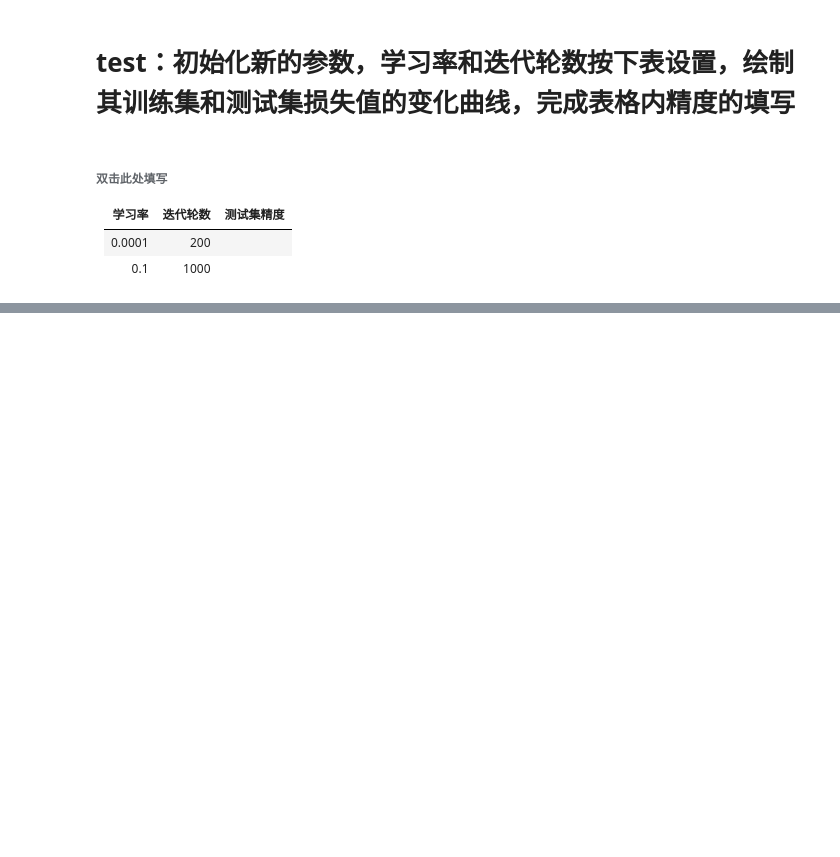
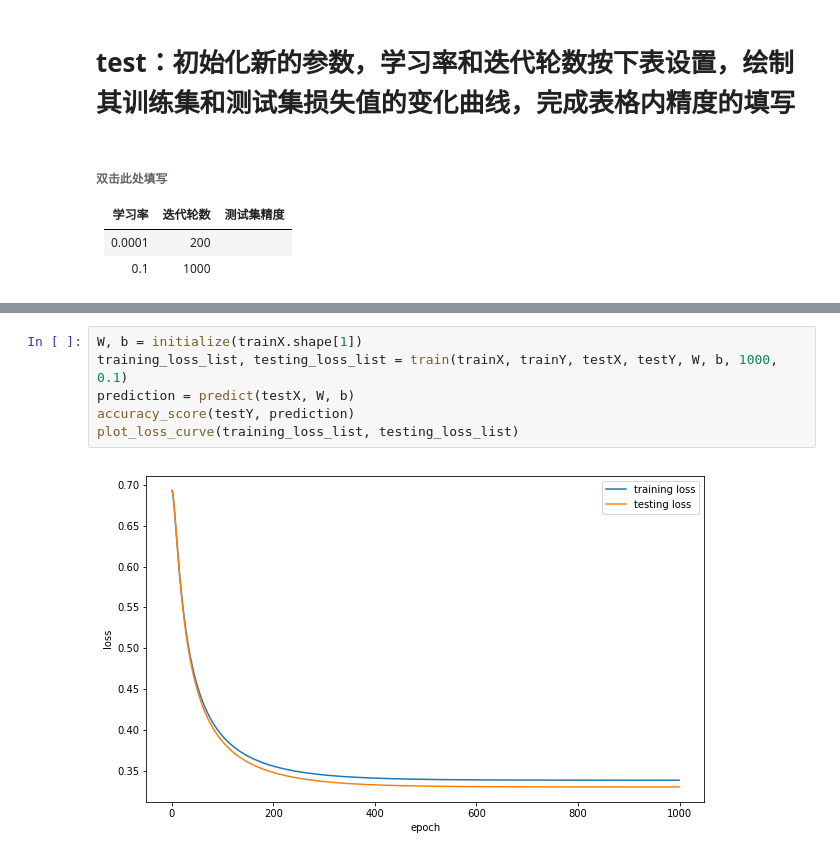
Before and after one commit to wscjxky/machine_task, a Jupyter notebook: 第五章/第三题.ipynb, the cells around one changed output, grey strips where cells are left out. Cells and saved outputs as stored; diff of their text form; blank space fills up the shorter version.

```diff
--- a/第五章/第三题.ipynb
+++ b/第五章/第三题.ipynb
@@ -635,0 +695,8 @@ plot_loss_curve(training_loss_list, testing_loss_list)
+# %%
+W, b = initialize(trainX.shape[1])
+training_loss_list, testing_loss_list = train(trainX, trainY, testX, testY, W, b, 1000, 0.1)
+prediction = predict(testX, W, b)
+accuracy_score(testY, prediction)
+plot_loss_curve(training_loss_list, testing_loss_list)
+# %% [output]
+[figure, added]
```
Also changed, not shown: parts of 28 cells of this notebook, 4 other files.
